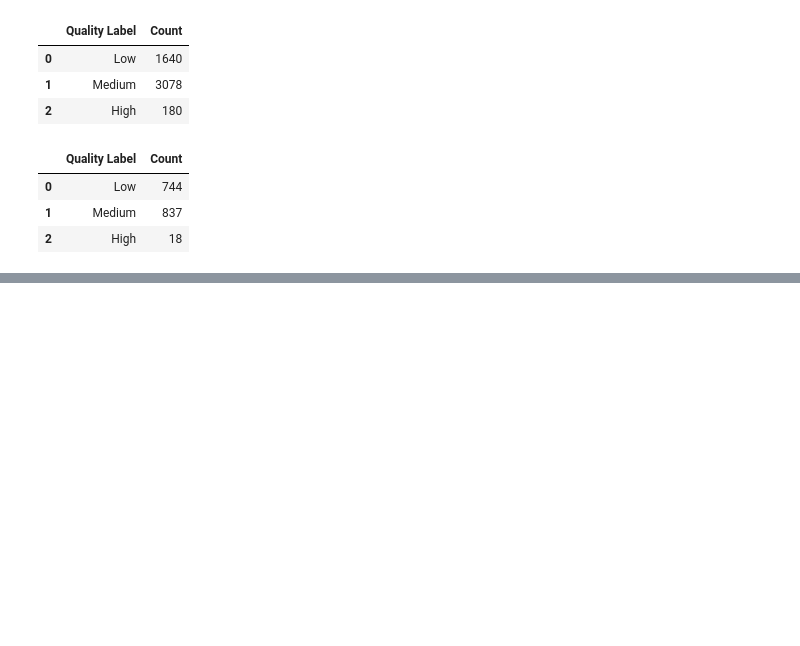
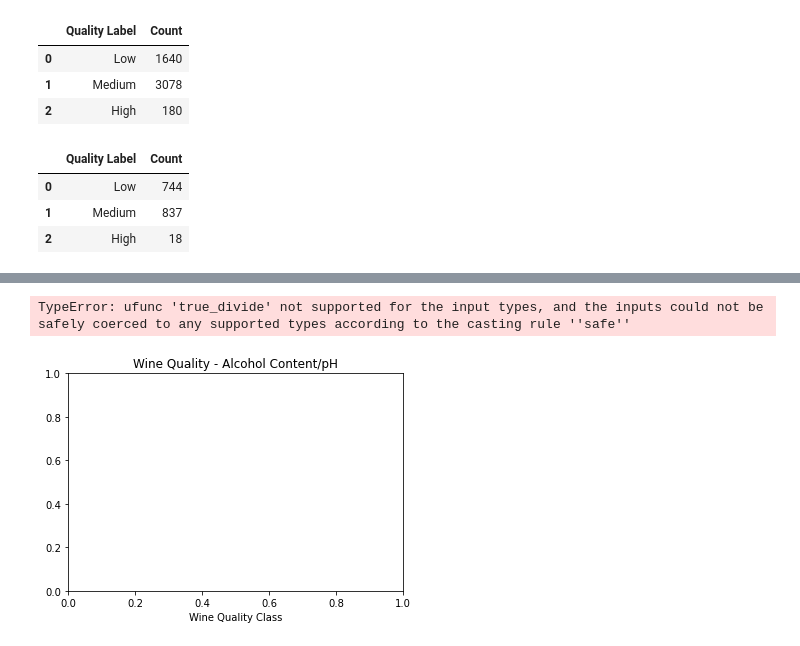
Before and after one commit to lvuduy/BlueBerry-Winery, a Jupyter notebook: PJ2_Sprint1.ipynb, the cells around one changed output, grey strips where cells are left out. Cells and saved outputs as stored; diff of their text form; code cells hidden in the pictures; blank space fills up the shorter version.

```diff
--- a/PJ2_Sprint1.ipynb
+++ b/PJ2_Sprint1.ipynb
@@ -315,0 +369,10 @@ ax_white = df_white.plot.bar(x='Quality Label', y='Count', rot=0, color="gray",t
+# %%
+fig, ax = plt.subplots()
+plt.title('Wine Quality - Alcohol Content/pH')
+plt.xlabel("Wine Quality Class")
+alcohol_red.boxplot(x=df_red)
+#pH_red.boxplot(ax=[1])
+plt.show()
+# %% [output]
+TypeError: ufunc 'true_divide' not supported for the input types, and the inputs could not be safely coerced to any supported types according to the casting rule ''safe''
+[figure, added]
```
Also changed, not shown: parts of 10 cells of this notebook.
